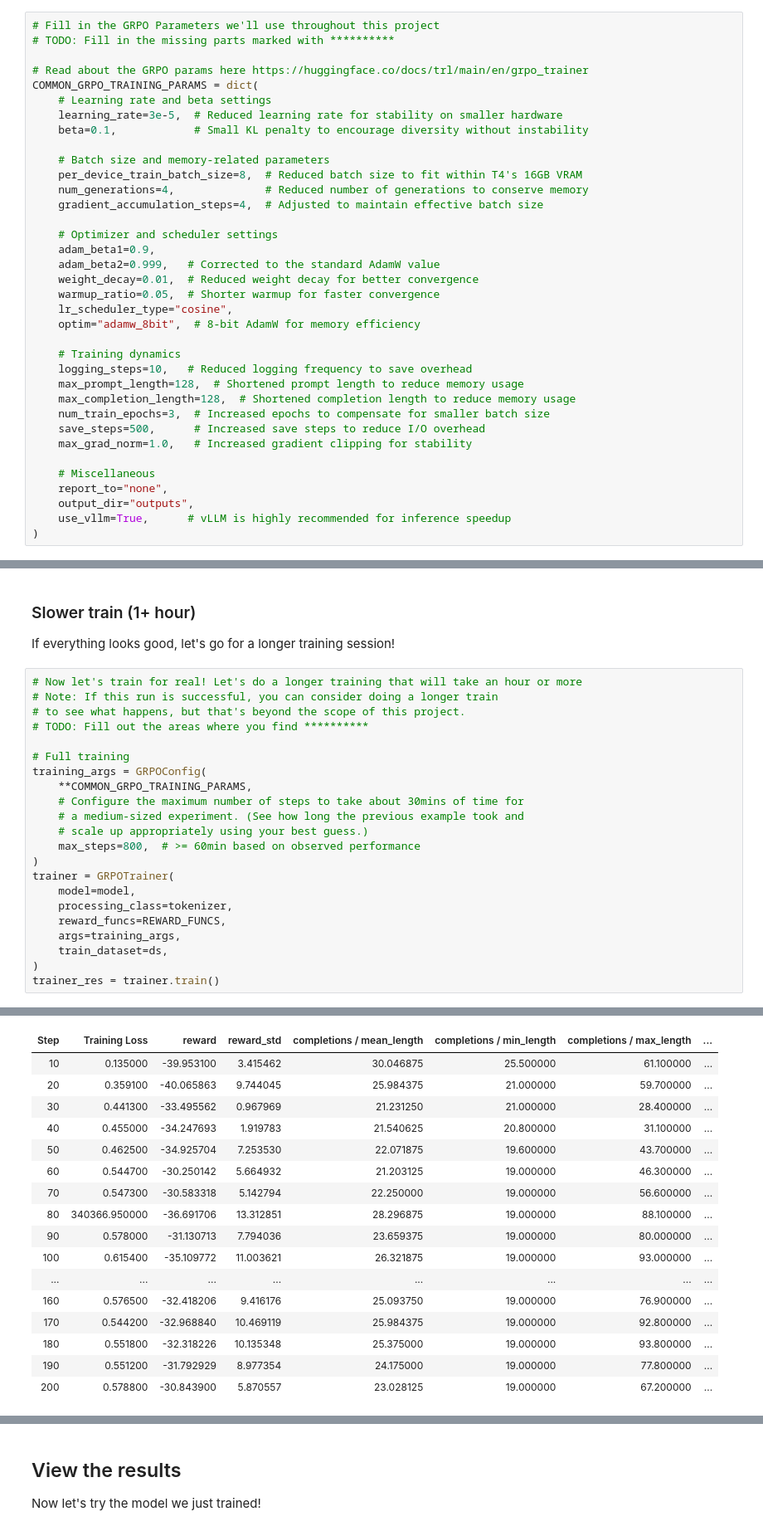
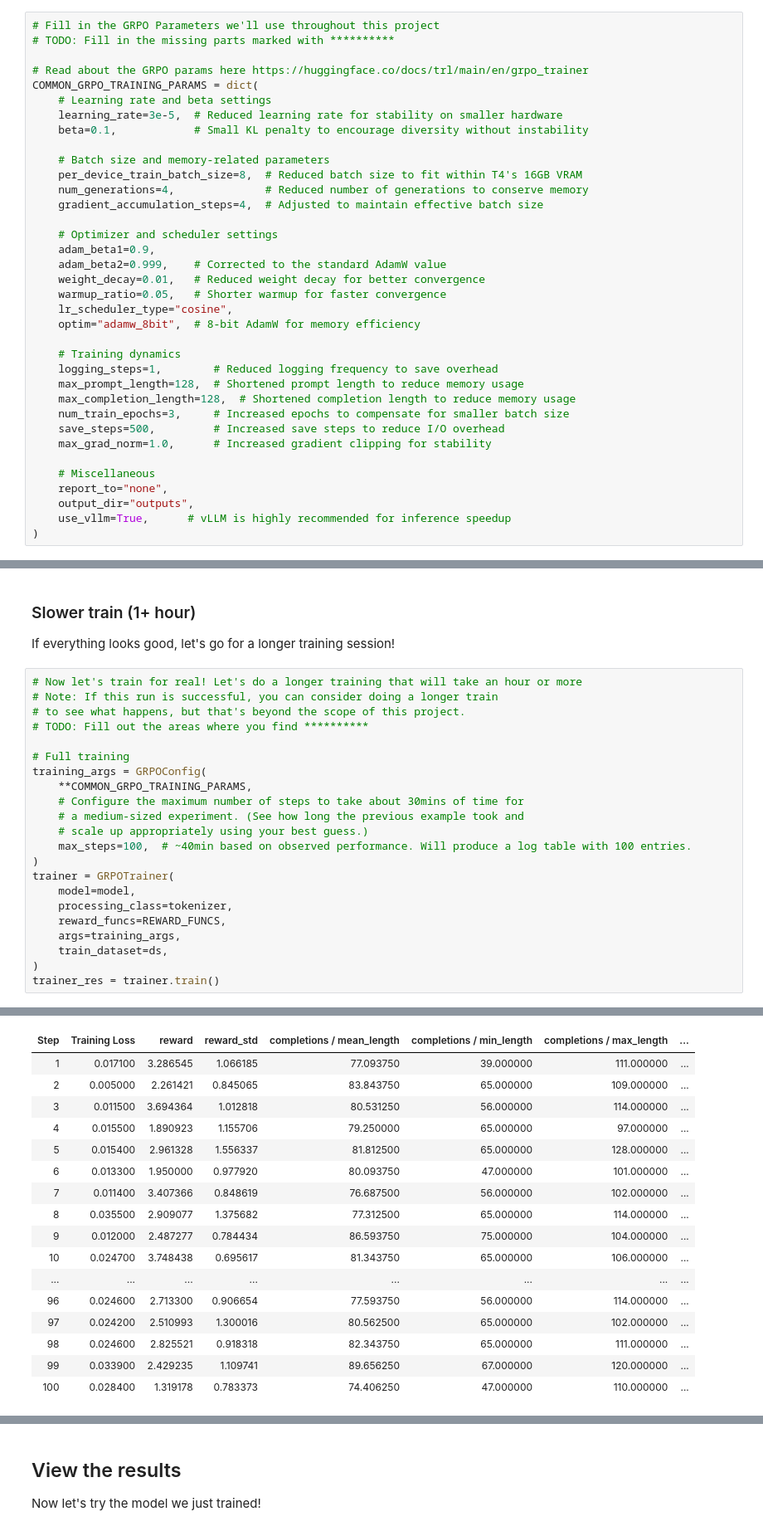
Before and after one commit to EduardoNicacio/cd13303-genai-c1-classroom, a Jupyter notebook: project/starter/gen_ai_fundamentals_project_starter.ipynb, the cells around one changed output, grey strips where cells are left out. Shown at 83% size. Drawn from its saved outputs; the diff is of its cells as text.

```diff
--- a/project/starter/gen_ai_fundamentals_project_starter.ipynb
+++ b/project/starter/gen_ai_fundamentals_project_starter.ipynb
@@ -1106,19 +1136,19 @@ COMMON_GRPO_TRAINING_PARAMS = dict(
 
     # Optimizer and scheduler settings
     adam_beta1=0.9,
-    adam_beta2=0.999,   # Corrected to the standard AdamW value
-    weight_decay=0.01,  # Reduced weight decay for better convergence
-    warmup_ratio=0.05,  # Shorter warmup for faster convergence
+    adam_beta2=0.999,    # Corrected to the standard AdamW value
+    weight_decay=0.01,   # Reduced weight decay for better convergence
+    warmup_ratio=0.05,   # Shorter warmup for faster convergence
     lr_scheduler_type="cosine",
     optim="adamw_8bit",  # 8-bit AdamW for memory efficiency
 
     # Training dynamics
-    logging_steps=10,   # Reduced logging frequency to save overhead
+    logging_steps=1,        # Reduced logging frequency to save overhead
     max_prompt_length=128,  # Shortened prompt length to reduce memory usage
     max_completion_length=128,  # Shortened completion length to reduce memory usage
-    num_train_epochs=3,  # Increased epochs to compensate for smaller batch size
-    save_steps=500,      # Increased save steps to reduce I/O overhead
-    max_grad_norm=1.0,   # Increased gradient clipping for stability
+    num_train_epochs=3,     # Increased epochs to compensate for smaller batch size
+    save_steps=500,         # Increased save steps to reduce I/O overhead
+    max_grad_norm=1.0,      # Increased gradient clipping for stability
 
     # Miscellaneous
     report_to="none",
@@ -1233,7 +1270,7 @@ training_args = GRPOConfig(
     # Configure the maximum number of steps to take about 30mins of time for
     # a medium-sized experiment. (See how long the previous example took and
     # scale up appropriately using your best guess.)
-    max_steps=800,  # >= 60min based on observed performance
+    max_steps=100,  # ~40min based on observed performance. Will produce a log table with 100 entries.
 )
 trainer = GRPOTrainer(
     model=model,
@@ -1264,20 +1308,20 @@ Correct: True!
 | Step | Training Loss | reward | reward_std | completions / mean_length | completions / min_length | completions / max_length | ... |
-| 10 | 0.135000 | -39.953100 | 3.415462 | 30.046875 | 25.500000 | 61.100000 | ... |
-| 20 | 0.359100 | -40.065863 | 9.744045 | 25.984375 | 21.000000 | 59.700000 | ... |
-| 30 | 0.441300 | -33.495562 | 0.967969 | 21.231250 | 21.000000 | 28.400000 | ... |
-| 40 | 0.455000 | -34.247693 | 1.919783 | 21.540625 | 20.800000 | 31.100000 | ... |
-| 50 | 0.462500 | -34.925704 | 7.253530 | 22.071875 | 19.600000 | 43.700000 | ... |
-| 60 | 0.544700 | -30.250142 | 5.664932 | 21.203125 | 19.000000 | 46.300000 | ... |
-| 70 | 0.547300 | -30.583318 | 5.142794 | 22.250000 | 19.000000 | 56.600000 | ... |
-| 80 | 340366.950000 | -36.691706 | 13.312851 | 28.296875 | 19.000000 | 88.100000 | ... |
-| 90 | 0.578000 | -31.130713 | 7.794036 | 23.659375 | 19.000000 | 80.000000 | ... |
-| 100 | 0.615400 | -35.109772 | 11.003621 | 26.321875 | 19.000000 | 93.000000 | ... |
+| 1 | 0.017100 | 3.286545 | 1.066185 | 77.093750 | 39.000000 | 111.000000 | ... |
+| 2 | 0.005000 | 2.261421 | 0.845065 | 83.843750 | 65.000000 | 109.000000 | ... |
+| 3 | 0.011500 | 3.694364 | 1.012818 | 80.531250 | 56.000000 | 114.000000 | ... |
+| 4 | 0.015500 | 1.890923 | 1.155706 | 79.250000 | 65.000000 | 97.000000 | ... |
+| 5 | 0.015400 | 2.961328 | 1.556337 | 81.812500 | 65.000000 | 128.000000 | ... |
+| 6 | 0.013300 | 1.950000 | 0.977920 | 80.093750 | 47.000000 | 101.000000 | ... |
+| 7 | 0.011400 | 3.407366 | 0.848619 | 76.687500 | 56.000000 | 102.000000 | ... |
+| 8 | 0.035500 | 2.909077 | 1.375682 | 77.312500 | 65.000000 | 114.000000 | ... |
+| 9 | 0.012000 | 2.487277 | 0.784434 | 86.593750 | 75.000000 | 104.000000 | ... |
+| 10 | 0.024700 | 3.748438 | 0.695617 | 81.343750 | 65.000000 | 106.000000 | ... |
 | ... | ... | ... | ... | ... | ... | ... | ... |
-| 160 | 0.576500 | -32.418206 | 9.416176 | 25.093750 | 19.000000 | 76.900000 | ... |
-| 170 | 0.544200 | -32.968840 | 10.469119 | 25.984375 | 19.000000 | 92.800000 | ... |
-| 180 | 0.551800 | -32.318226 | 10.135348 | 25.375000 | 19.000000 | 93.800000 | ... |
-| 190 | 0.551200 | -31.792929 | 8.977354 | 24.175000 | 19.000000 | 77.800000 | ... |
-| 200 | 0.578800 | -30.843900 | 5.870557 | 23.028125 | 19.000000 | 67.200000 | ... |
+| 96 | 0.024600 | 2.713300 | 0.906654 | 77.593750 | 56.000000 | 114.000000 | ... |
+| 97 | 0.024200 | 2.510993 | 1.300016 | 80.562500 | 65.000000 | 102.000000 | ... |
+| 98 | 0.024600 | 2.825521 | 0.918318 | 82.343750 | 65.000000 | 111.000000 | ... |
+| 99 | 0.033900 | 2.429235 | 1.109741 | 89.656250 | 67.000000 | 120.000000 | ... |
+| 100 | 0.028400 | 1.319178 | 0.783373 | 74.406250 | 47.000000 | 110.000000 | ... |
 --------------------
 Question: How many of the letter "k" are there in the word "absolve"
 Answer: 0
```
Also changed, not shown: parts of 24 cells of this notebook.
